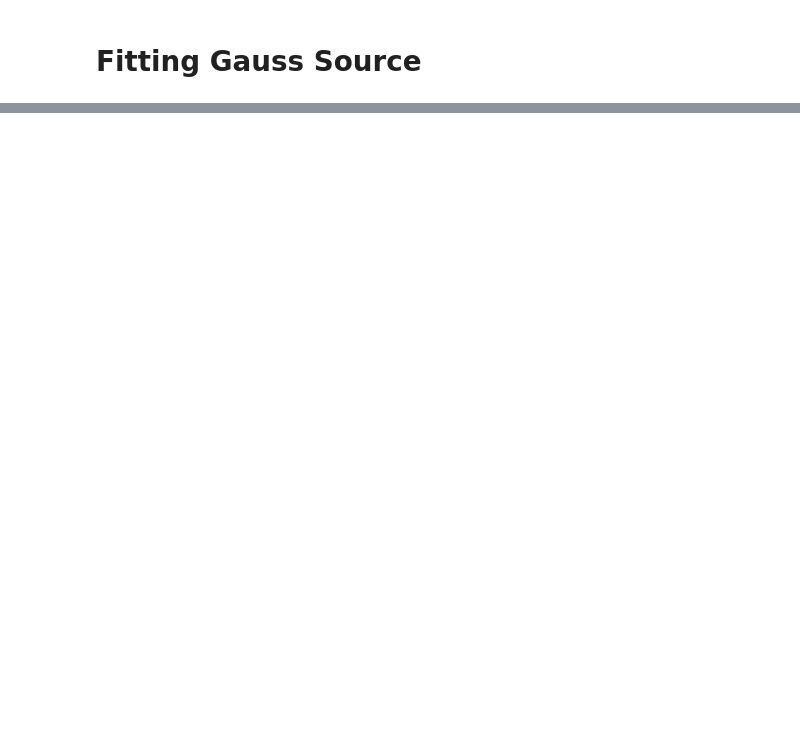
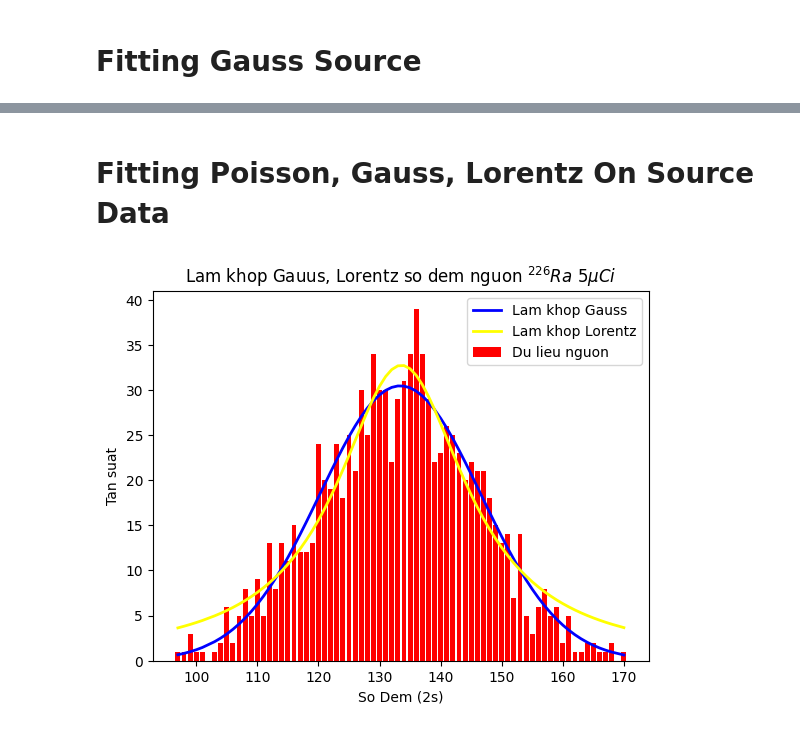
Before and after one commit to danganminh/BaiThucTapCuoi, a Jupyter notebook: analyze.ipynb, the cells around one changed output, grey strips where cells are left out. Cells and saved outputs as stored; diff of their text form; code cells hidden in the pictures; blank space fills up the shorter version.

```diff
--- a/analyze.ipynb
+++ b/analyze.ipynb
@@ -360,0 +482,35 @@ plt.legend();
+# %% [markdown]
+# Fitting Poisson, Gauss, Lorentz On Source Data
+# %%
+# Bar chart Source
+plt.bar(COUNT_SOURCE, FRE_SOURCE, color='red', label="Du lieu nguon")
+
+# POISSON ERROR ERROR ERROR
+# Add paramenters and R^2
+# popt_poisson_sr, pcov_poisson_sr = curve_fit(Poisson, COUNT_SOURCE, FRE_SOURCE, p0=[1, mean_count_sr])
+# Draw fitiing poisson to chart
+# ym_po_sr = Poisson(COUNT_SOURCE, popt_poisson_sr[0], popt_poisson_sr[1])
+# plt.plot(COUNT_SOURCE, ym_po_sr, color='black' ,linewidth=2, label='Lam khop Poisson')
+
+# GAUSS
+# Add paramenters and R^2
+popt_gauss_sr, pcov_gauss_sr = curve_fit(Gauss, COUNT_SOURCE, FRE_SOURCE, p0=[1, mean_count_sr, standard_count_sr])
+# Draw fitiing gauss to chart
+ym_ga_sr = Gauss(COUNT_SOURCE, popt_gauss_sr[0], popt_gauss_sr[1], popt_gauss_sr[2])
+plt.plot(COUNT_SOURCE, ym_ga_sr, color='blue' ,linewidth=2, label='Lam khop Gauss')
+
+# LORENTZ
+# Add paramenters and R^2
+popt_lorentz_sr, pcov_lorentz_sr = curve_fit(Lorentz, COUNT_SOURCE, FRE_SOURCE, p0=[1, mean_count_sr, standard_count_sr])
+# Draw fitiing poisson to chart
+ym_lo_sr = Lorentz(COUNT_SOURCE, popt_lorentz_sr[0], popt_lorentz_sr[1], popt_lorentz_sr[2])
+plt.plot(COUNT_SOURCE, ym_lo_sr, color='yellow' ,linewidth=2, label='Lam khop Lorentz')
+
+plt.legend()
+plt.xlabel("So Dem (2s)")
+plt.ylabel("Tan suat")
+plt.title("Lam khop Gauus, Lorentz so dem nguon " + r"${}^{226}Ra \ 5\mu Ci$")
+
+plt.savefig("image/3_FitSource_python.png", dpi=300)
+# %% [output]
+[figure, added]
```
Also changed, not shown: parts of 12 cells of this notebook, 5 other files.
